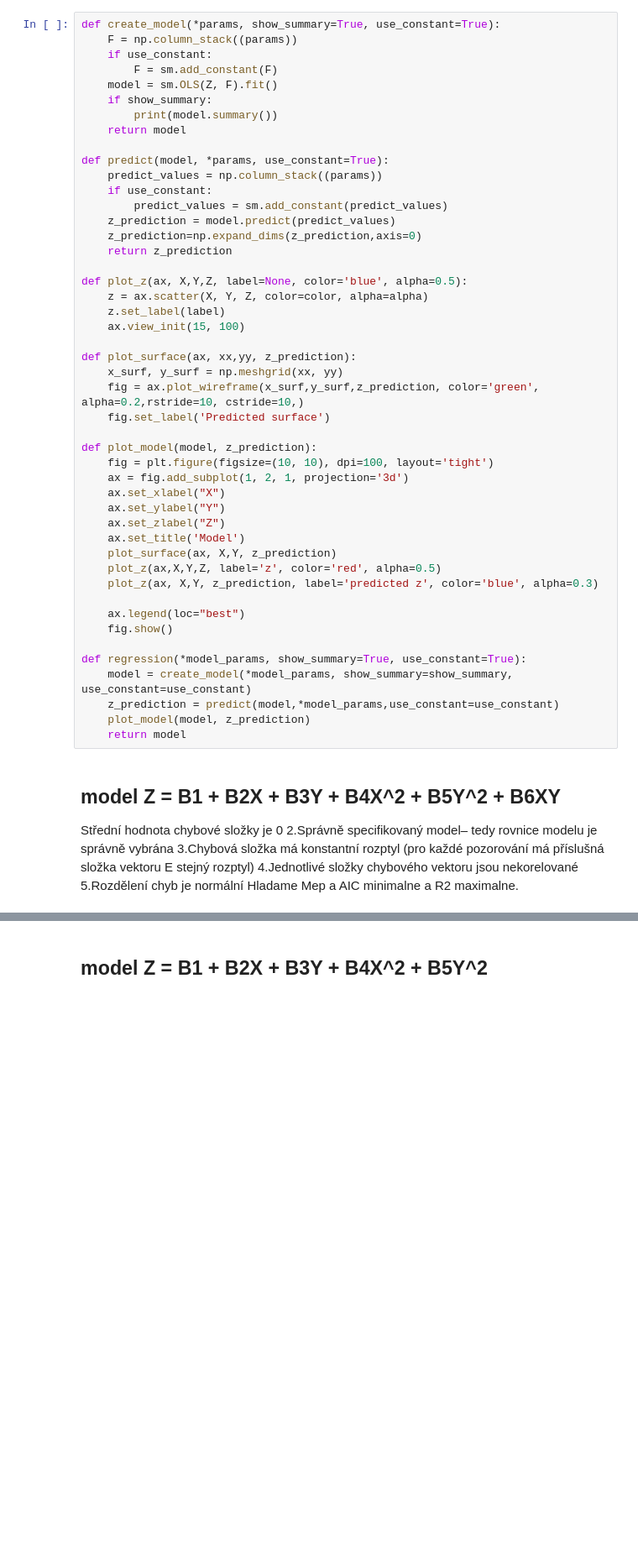
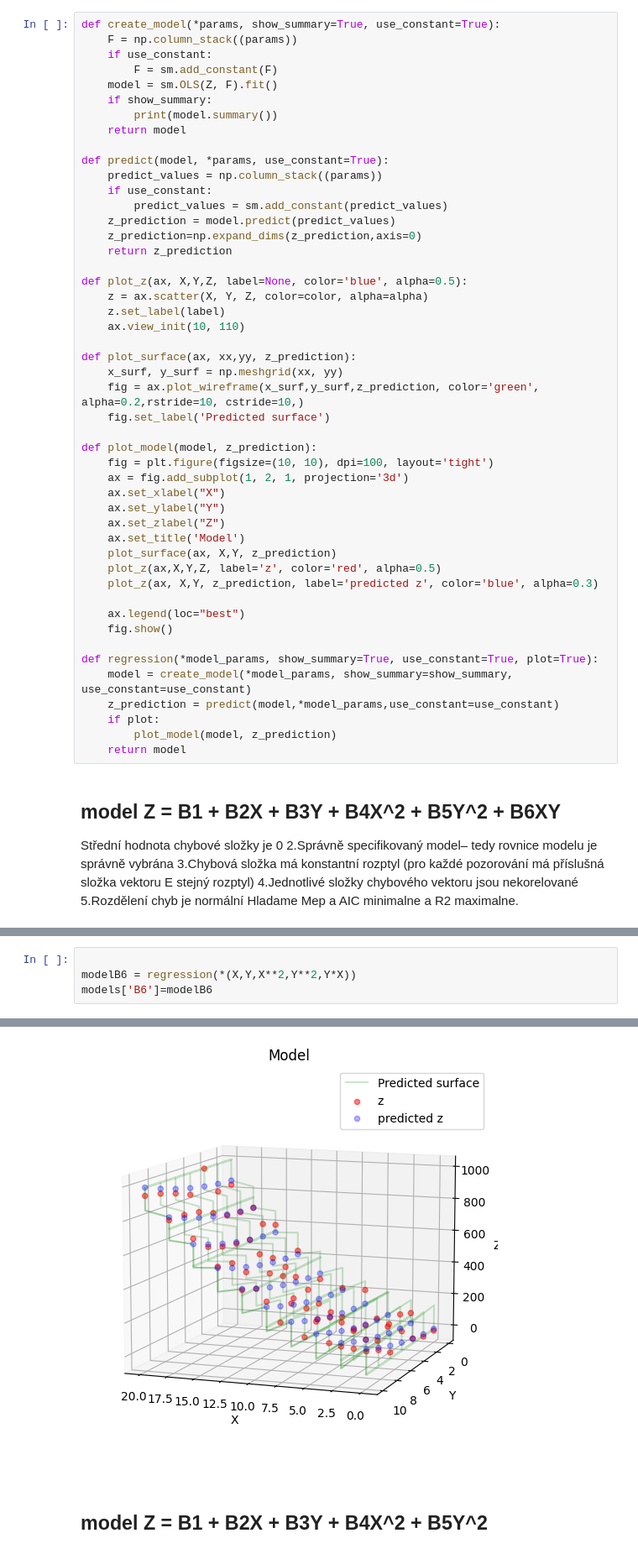
Before and after one commit to dnosko/MSP, a Jupyter notebook: msp.ipynb, the cells around one changed output, grey strips where cells are left out. Shown at 84% size. Cells and saved outputs as stored; diff of their text form; blank space fills up the shorter version.

```diff
--- a/msp.ipynb
+++ b/msp.ipynb
@@ -84,7 +85,7 @@ def predict(model, *params, use_constant=True):
 def plot_z(ax, X,Y,Z, label=None, color='blue', alpha=0.5):
     z = ax.scatter(X, Y, Z, color=color, alpha=alpha)
     z.set_label(label)
-    ax.view_init(15, 100)
+    ax.view_init(10, 110)
 
 def plot_surface(ax, xx,yy, z_prediction):
     x_surf, y_surf = np.meshgrid(xx, yy)
@@ -105,10 +106,11 @@ def plot_model(model, z_prediction):
     ax.legend(loc="best")
     fig.show()
 
-def regression(*model_params, show_summary=True, use_constant=True):
+def regression(*model_params, show_summary=True, use_constant=True, plot=True):
     model = create_model(*model_params, show_summary=show_summary, use_constant=use_constant)
     z_prediction = predict(model,*model_params,use_constant=use_constant)
-    plot_model(model, z_prediction)
+    if plot:
+        plot_model(model, z_prediction)
     return model
 # %% [markdown]
 ## model Z = B1 + B2X + B3Y + B4X^2 + B5Y^2 + B6XY
@@ -148,0 +123,5 @@ True
+# %%
+
+modelB6 = regression(*(X,Y,X**2,Y**2,Y*X))
+models['B6']=modelB6
+# %% [output]
@@ -149,3 +146,4 @@ True
+[figure, added]
 # %% [markdown]
 ## model Z = B1 + B2X + B3Y + B4X^2 + B5Y^2
 # %%
```
Also changed, not shown: parts of 26 cells of this notebook.
